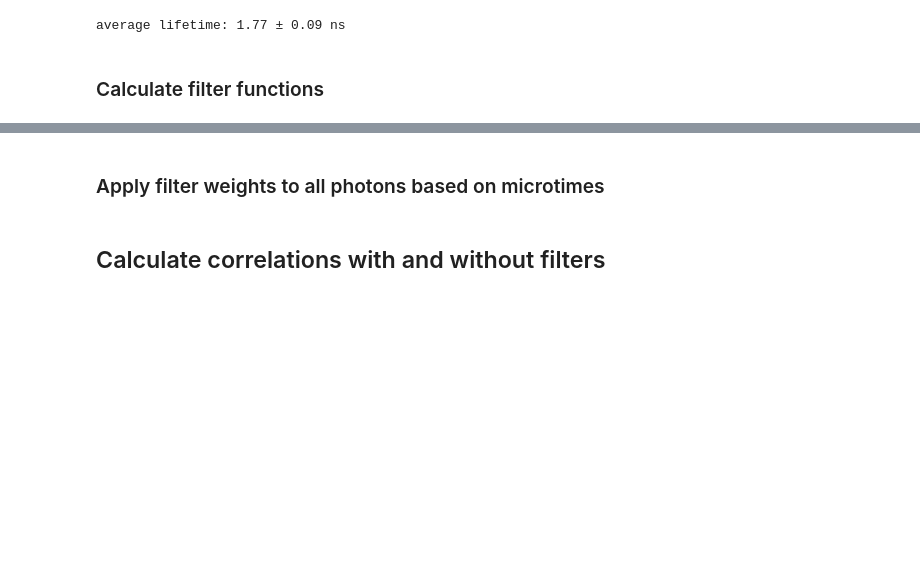
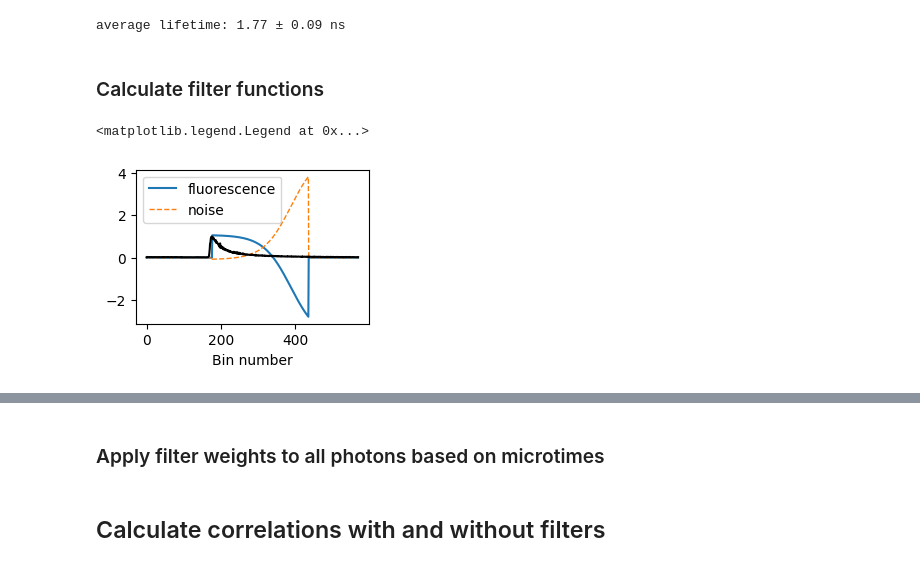
Before and after one commit to VicidominiLab/BrightEyes-FFS, a Jupyter notebook: example_notebooks/03_Example_FLFS.ipynb, the cells around one changed output, grey strips where cells are left out. Cells and saved outputs as stored; diff of their text form; code cells hidden in the pictures; blank space fills up the shorter version.

```diff
--- a/example_notebooks/03_Example_FLFS.ipynb
+++ b/example_notebooks/03_Example_FLFS.ipynb
@@ -132,6 +133,17 @@ for det in range(n_ch):
         # microtimes outside filter set to 0
         [startIdx, stopIdx] = raw_data.fit_range[det, :]
         filters_theo[det, startIdx:stopIdx, :] = np.transpose(Ftheo)
+# %%
+plt.figure(figsize=(3,2))
+Ihist_single = getattr(raw_data, "hist" + str(12))
+plt.plot(filters_theo[12, :, 0], label='fluorescence')
+plt.plot(filters_theo[12, :, 1], label='noise', linestyle='--', linewidth=1.0)
+plt.plot(Ihist_single[:,1]/np.max(Ihist_single[:,1]), color='black')
+plt.xlabel('Bin number')
+plt.legend()
+# %% [output]
+<matplotlib.legend.Legend at 0x...>
+[figure, added]
 # %%
 f, axs = plt.subplots(5, 5, figsize=(7,7))
 
```
Also changed, not shown: parts of 10 cells of this notebook, 4 other files.
